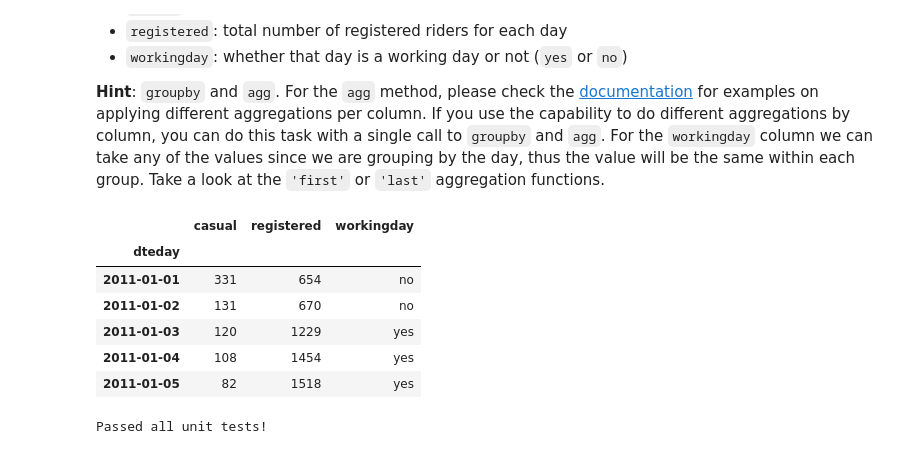
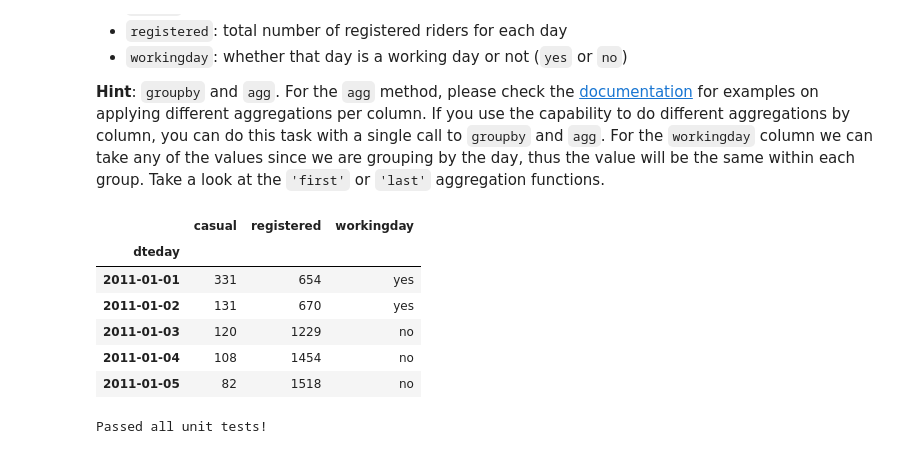
Before and after one commit to hanchaa/Korea_Univ_2022_1, a Jupyter notebook: COSE471/HW3/hw3.ipynb, the cells around one changed output. Cells and saved outputs as stored; diff of their text form; code cells hidden in the pictures.

```diff
--- a/COSE471/HW3/hw3.ipynb
+++ b/COSE471/HW3/hw3.ipynb
@@ -116,5 +114,5 @@ Current directory:
 # %%
-workspace_path = '/content/drive/MyDrive/Lectures/COSE471/hw/hw3/'  # Change this path!
+workspace_path = 'C://Users/hanchaa/Desktop/Korea_Univ_2022_1/COSE471/HW3/'  # Change this path!
 for line in utils_head(workspace_path+'bikeshare.txt'):
     print(line, end="")
 # %% [output]
@@ -172,7 +170,29 @@ points: 2
 # BEGIN YOUR CODE
 # -----------------------
 factor_dict = {
-    ...
+    "holiday": {
+        0: "no",
+        1: "yes"
+    },
+    "weekday": {
+        0: "Sun",
+        1: "Mon",
+        2: "Tue",
+        3: "Wed",
+        4: "Thu",
+        5: "Fri",
+        6: "Sat"
+    },
+    "workingday": {
+        0: "yes",
+        1: "no"
+    },
+    "weathersit": {
+        0: "Clear",
+        1: "Mist",
+        2: "Light",
+        3: "Heavy"
+    }
 }
 # -----------------------
 # END YOUR CODE
@@ -239,18 +259,18 @@ points: 2
 # %%
 # BEGIN YOUR CODE
 # -----------------------
-daily_counts = ...
+daily_counts = bike.groupby("dteday").agg({"casual": "sum", "registered": "sum", "workingday": "first"})
 # -----------------------
 # END YOUR CODE
 daily_counts.head()
 # %% [output]
 |  | casual | registered | workingday |
 | dteday |  |  |  |
-| 2011-01-01 | 331 | 654 | no |
-| 2011-01-02 | 131 | 670 | no |
-| 2011-01-03 | 120 | 1229 | yes |
-| 2011-01-04 | 108 | 1454 | yes |
-| 2011-01-05 | 82 | 1518 | yes |
+| 2011-01-01 | 331 | 654 | yes |
+| 2011-01-02 | 131 | 670 | yes |
+| 2011-01-03 | 120 | 1229 | no |
+| 2011-01-04 | 108 | 1454 | no |
+| 2011-01-05 | 82 | 1518 | no |
 # %%
 assert np.round(daily_counts['casual'].mean()) == 848.0
 assert np.round(daily_counts['casual'].var()) == 471450.0
```
Also changed, not shown: parts of 22 cells of this notebook.
